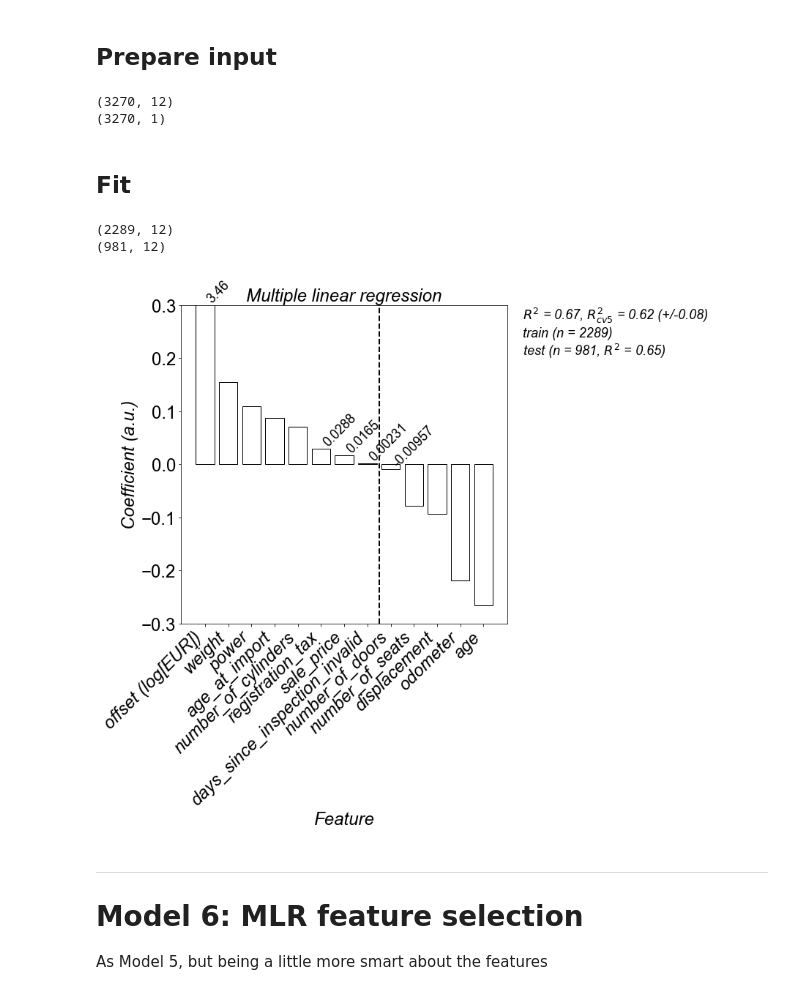
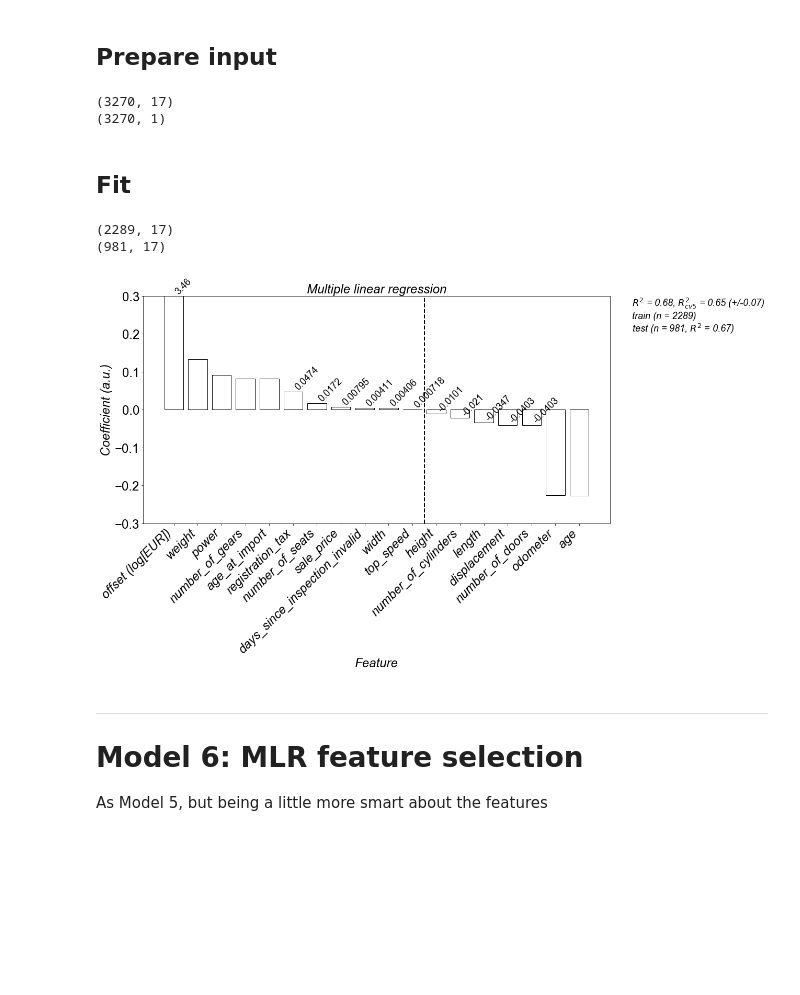
Before and after one commit to r5atom/Saturday-Datascience, a Jupyter notebook: code/predict-price.ipynb, the cells around one changed output. Cells and saved outputs as stored; diff of their text form; code cells hidden in the pictures; blank space fills up the shorter version.

```diff
--- a/code/predict-price.ipynb
+++ b/code/predict-price.ipynb
@@ -22,7 +22,7 @@ print(fn)
 df = pd.read_pickle(fn)
 
 # categories
-cat_columns = ['brand', 'model', 'fuel', 'body_type','color']
+cat_columns = ['brand', 'model', 'fuel', 'body_type','color', 'energy_label', 'fwd']
 print(list(df[cat_columns]))
 
 # numerical
@@ -420,7 +420,7 @@ y = pd.np.log10(yX.iloc[:,0].values.reshape(-1,1))
 print(X.shape)
 print(y.shape)
 # %% [output]
-(3270, 12)
+(3270, 17)
 (3270, 1)
 # %% [markdown]
 ## Fit
@@ -455,11 +455,11 @@ models[model_name].update({'test R^2':pl.score(X_test,y_test)})
 cv_results = cross_val_score(pl, X_test, y_test, cv=5)
 models[model_name].update({'cv R^2':cv_results})
 # %% [output]
-(2289, 12)
-(981, 12)
+(2289, 17)
+(981, 17)
 # %%
 # plot coefficients
-plt.figure(figsize=[8,8])
+plt.figure(figsize=[16,8])
 
 # sorted bar height
 betas = models[model_name]['betas']
@@ -483,34 +483,34 @@ plt.text(x_val, 0.3, '{:.3g}'.format(coef), rotation=45, va='bottom', ha='left')
 
 x_sign_switch = pd.np.nonzero(pd.np.array(y) < 0)[0][0]
 yl = plt.gca().get_ylim()
 plt.vlines(x_sign_switch-0.5, yl[0], yl[1], linewidth=2, linestyle='--')
 plt.gca().set_ylim(yl)
 # plt.gca().set_ylim(top=0.01, bottom=-0.01)
 
 # labels
 plt.gca().set_xticklabels(labels=x, rotation=45, va='top', ha='right', style='italic')
 plt.xlabel('Feature', style='italic')
 plt.ylabel('Coefficient (a.u.)', style='italic')
 plt.title('Multiple linear regression', style='italic')
 
 # stats
 xy=[plt.gca().get_xlim()[1], plt.gca().get_ylim()[1]]
 plt.text(xy[0]*1.05,xy[1], '$R^2$ = {:.2f}, $R^2_{{cv{:g}}}$ = {:.2f} (+/-{:.2f})'.format(
     models[model_name]['R^2'],
     models[model_name]['cv R^2'].shape[0],
     pd.np.mean(models[model_name]['cv R^2']),
     pd.np.std(models[model_name]['cv R^2']),
 ) + '\n' +
          'train (n = {})'.format(y_train.shape[0]) + '\n' +
          'test (n = {}, $R^2$ = {:.2f})'.format(
              y_test.shape[0],
              models[model_name]['test R^2'],
          ), style='italic', va='top', ha='left')
 
 
 plt.savefig('../results/{}.png'.format(model_name.replace(' ','_')), bbox_inches='tight', transparent=True)
 # %% [output]
-[figure, old version]
+[figure, new version]
 # %% [markdown]
 - - - - -
 # Model 6: MLR feature selection
```
Also changed, not shown: parts of 7 cells of this notebook, 5 other files.
